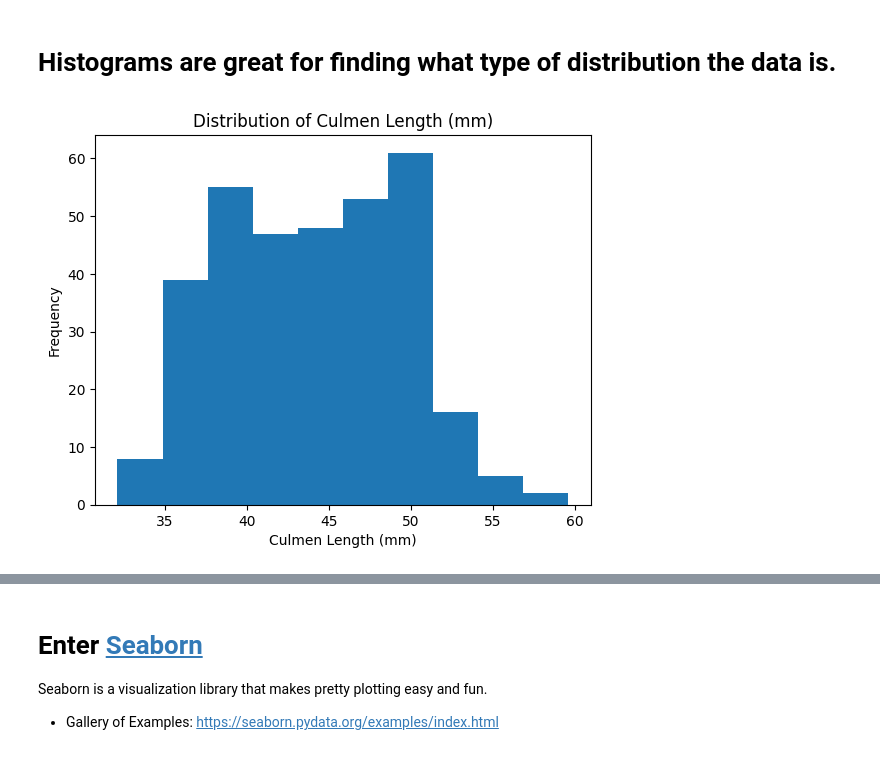
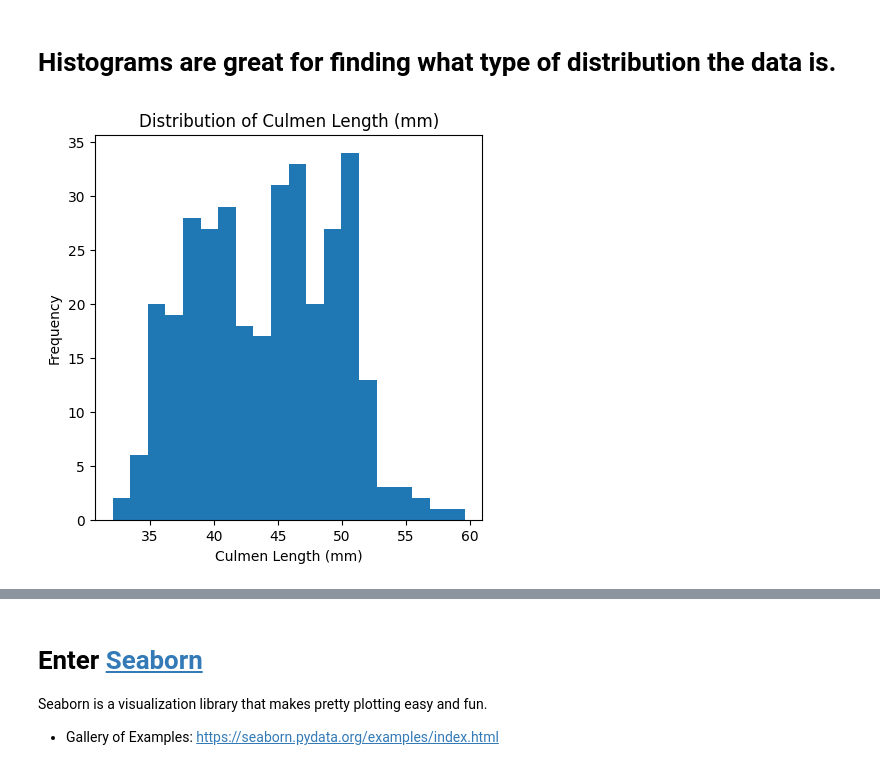
Before and after one commit to tsunar2002/ds-fall-2025-tue, a Jupyter notebook: Week-03-EDA-and-Dashboards/Lecture_penguins.ipynb, the cells around one changed output, grey strips where cells are left out. Drawn from its saved outputs; the diff is of its cells as text; code cells hidden in the pictures.

```diff
--- a/Week-03-EDA-and-Dashboards/Lecture_penguins.ipynb
+++ b/Week-03-EDA-and-Dashboards/Lecture_penguins.ipynb
@@ -279,8 +279,9 @@ culmen_mean.plot(kind='barh',
 # Histograms are great for finding what type of distribution the data is.
 # %%
 df['culmen_length_mm'].plot(kind='hist',
-                            bins=10,
+                            bins=20,
+                            figsize=(5,5),
                             title='Distribution of Culmen Length (mm)',
                             xlabel='Culmen Length (mm)');
 # %% [output]
-[figure, old version]
+[figure, new version]
```
Also changed, not shown: parts of 6 cells of this notebook.
